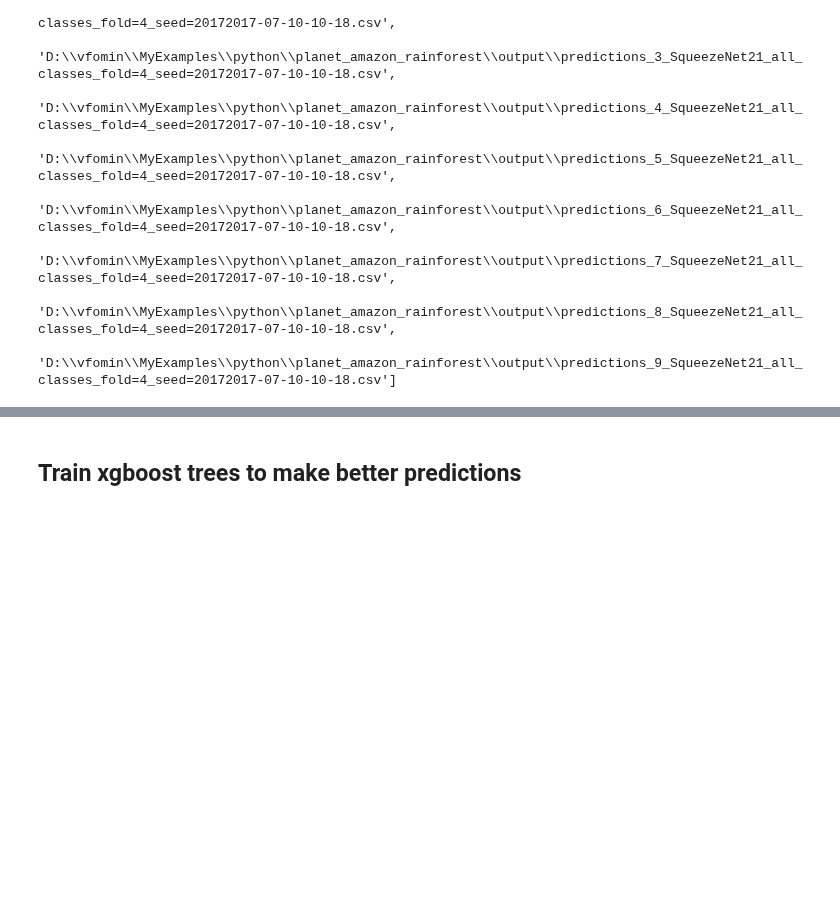
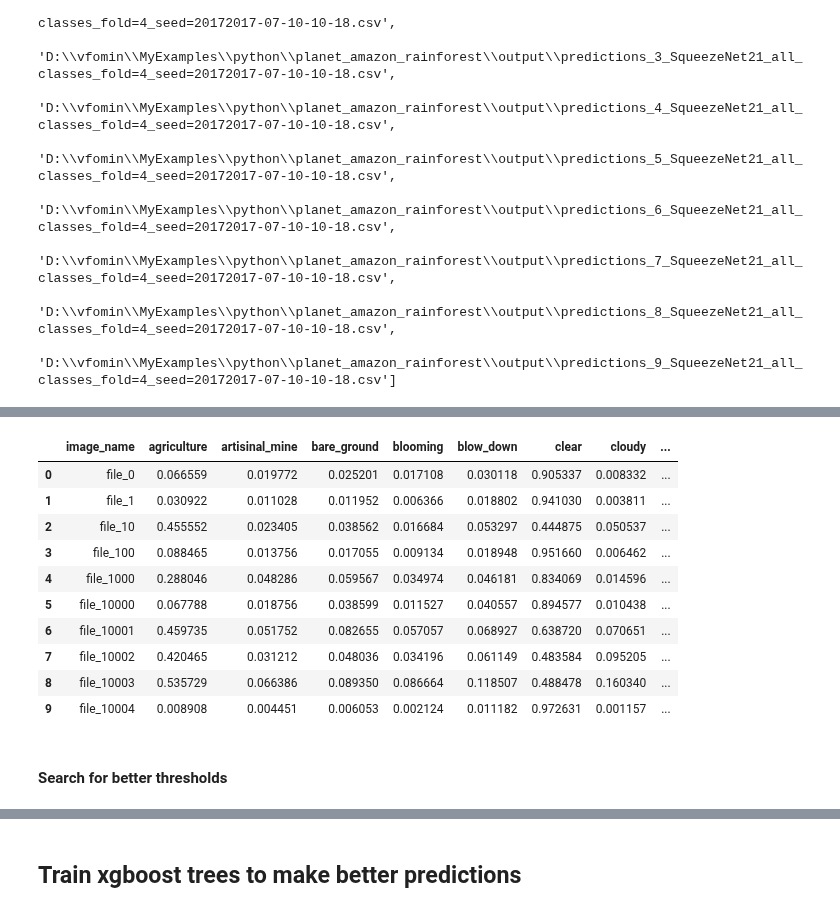
Before and after one commit to vfdev-5/planet_amazon_rainforest, a Jupyter notebook: notebooks/predictions_blender.ipynb, the cells around one changed output, grey strips where cells are left out. Drawn from its saved outputs; the diff is of its cells as text; code cells hidden in the pictures; blank space fills up the shorter version.

```diff
--- a/notebooks/predictions_blender.ipynb
+++ b/notebooks/predictions_blender.ipynb
@@ -63,6 +106,16 @@ def compute_mean(predictions):
     gb = df.groupby('image_name')
     df2 = gb.agg(np.mean).reset_index()
     return df2
+
+def compute_median(predictions):
+    df = predictions[0]
+    for p in predictions[1:]:
+        df = pd.concat([df, p], axis=0)
+    df = df.apply(pd.to_numeric, errors='ignore')
+    gb = df.groupby('image_name')
+    df2 = gb.agg(np.median).reset_index()
+    return df2
 # %%
 mean_predictions_df = compute_mean(predictions)
+median_predictions_df = compute_median(predictions)
 # %%
@@ -77,3 +135,17 @@ mean_predictions_df.head()
+# %%
+median_predictions_df.head(10)
+# %% [output]
+|  | image_name | agriculture | artisinal_mine | bare_ground | blooming | blow_down | clear | cloudy | ... |
+| 0 | file_0 | 0.066559 | 0.019772 | 0.025201 | 0.017108 | 0.030118 | 0.905337 | 0.008332 | ... |
+| 1 | file_1 | 0.030922 | 0.011028 | 0.011952 | 0.006366 | 0.018802 | 0.941030 | 0.003811 | ... |
+| 2 | file_10 | 0.455552 | 0.023405 | 0.038562 | 0.016684 | 0.053297 | 0.444875 | 0.050537 | ... |
+| 3 | file_100 | 0.088465 | 0.013756 | 0.017055 | 0.009134 | 0.018948 | 0.951660 | 0.006462 | ... |
+| 4 | file_1000 | 0.288046 | 0.048286 | 0.059567 | 0.034974 | 0.046181 | 0.834069 | 0.014596 | ... |
+| 5 | file_10000 | 0.067788 | 0.018756 | 0.038599 | 0.011527 | 0.040557 | 0.894577 | 0.010438 | ... |
+| 6 | file_10001 | 0.459735 | 0.051752 | 0.082655 | 0.057057 | 0.068927 | 0.638720 | 0.070651 | ... |
+| 7 | file_10002 | 0.420465 | 0.031212 | 0.048036 | 0.034196 | 0.061149 | 0.483584 | 0.095205 | ... |
+| 8 | file_10003 | 0.535729 | 0.066386 | 0.089350 | 0.086664 | 0.118507 | 0.488478 | 0.160340 | ... |
+| 9 | file_10004 | 0.008908 | 0.004451 | 0.006053 | 0.002124 | 0.011182 | 0.972631 | 0.001157 | ... |
 # %%
 thresholds = {
     'agriculture': 0.35,
@@ -94,3 +166,5 @@ thresholds = {
     'slash_burn': 0.1,
     'water': 0.35
 }
+# %% [markdown]
+#### Search for better thresholds
```
Also changed, not shown: parts of 45 cells of this notebook, 8 other files.
